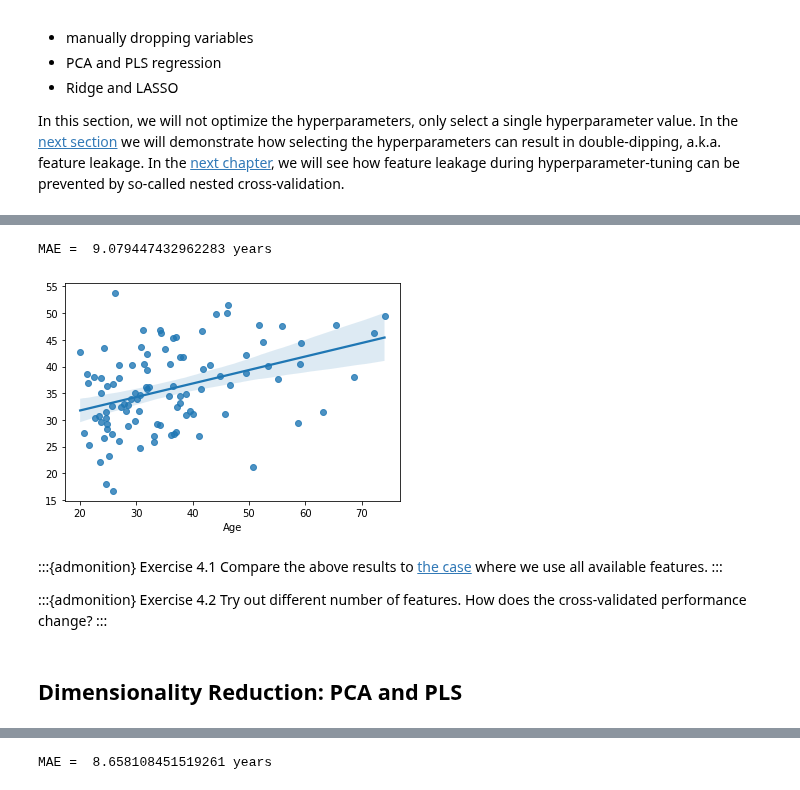
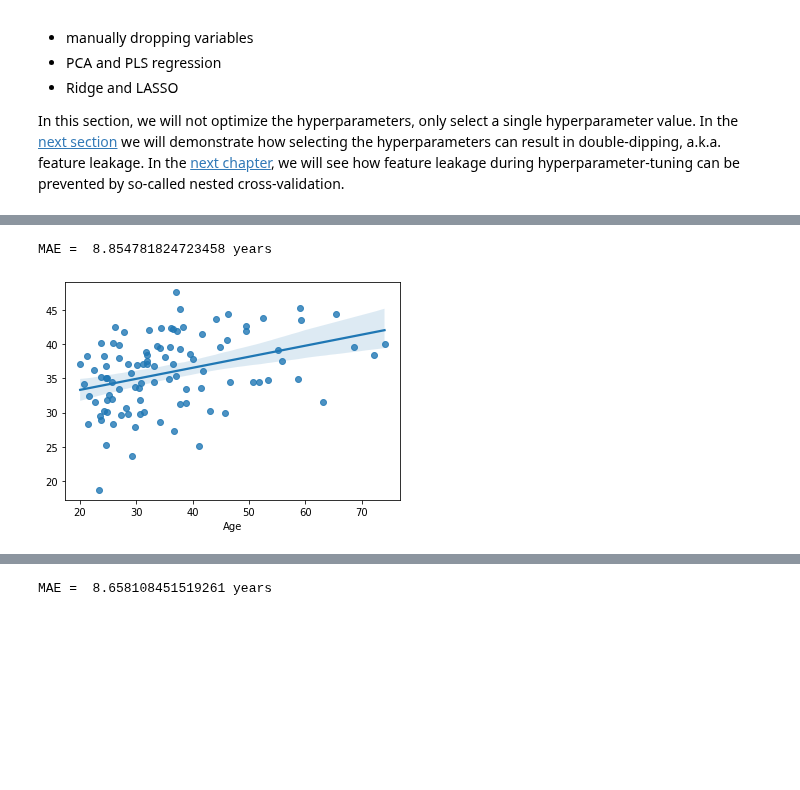
Before and after one commit to pni-lab/predmod_lecture, a Jupyter notebook: contents/4_reducing_complexity/practice_regularization.ipynb, the cells around one changed output, grey strips where cells are left out. Cells and saved outputs as stored; diff of their text form; code cells hidden in the pictures; blank space fills up the shorter version.

```diff
--- a/contents/4_reducing_complexity/practice_regularization.ipynb
+++ b/contents/4_reducing_complexity/practice_regularization.ipynb
@@ -27,27 +29,27 @@ from sklearn.metrics import mean_absolute_error
 from sklearn.linear_model import LinearRegression
 # %%
 #load data
-df = pd.read_csv("https://raw.githubusercontent.com/pni-lab/predmod_lecture/master/ex_data/IXI/ixi.csv").loc[:100, :]
+df_full = pd.read_csv("https://raw.githubusercontent.com/pni-lab/predmod_lecture/master/ex_data/IXI/ixi.csv")
+
+# select a subset for cross-validation
+df_cv = df_full.loc[:100, :]
+# select an independent subset for searching for the k best features
+df_ext = df_full.loc[100:200, :]
+
+# names of the columns to be used
+target = 'Age'
+features = df_cv.columns[2:]
+
+# select the 5 best features based on an independent sample
+k_best_selector = SelectKBest(k=5).fit(y=df_ext[target], X=df_ext[features])
+# then we choose these 5 features from the training set (without looking at the target in the training set)
+k_best_features = k_best_selector.transform(df_cv[features])
 # cross validation
 cv = KFold(5) # 5 folds, 20 participants in each fold
 
-# names of the columns to be used
-target = 'Age'
-features = df.columns[2:12]
-
-cv_predictions = cross_val_predict(estimator=LinearRegression(), y=df[target], X=df[features], cv=KFold(5))
-sns.regplot(x=df[target], y=cv_predictions)
-print('MAE = ', mean_absolute_error(y_true=df[target], y_pred=cv_predictions), 'years')
+cv_predictions = cross_val_predict(estimator=LinearRegression(), y=df_cv[target], X=k_best_features, cv=KFold(5))
+sns.regplot(x=df_cv[target], y=cv_predictions)
+print('MAE = ', mean_absolute_error(y_true=df_cv[target], y_pred=cv_predictions), 'years')
 # %% [output]
-MAE =  9.079447432962283 years
+MAE =  8.854781824723458 years
-[figure, old version]
+[figure, new version]
-# %% [markdown]
-:::{admonition} Exercise 4.1
-Compare the above results to [the case](../3_cross_validation/cv.ipynb) where we use all available features.
-:::
-
-:::{admonition} Exercise 4.2
-Try out different number of features. How does the cross-validated performance change?
-:::
-# %% [markdown]
-## Dimensionality Reduction: PCA and PLS
```
Also changed, not shown: parts of 21 cells of this notebook, 4 other files.
